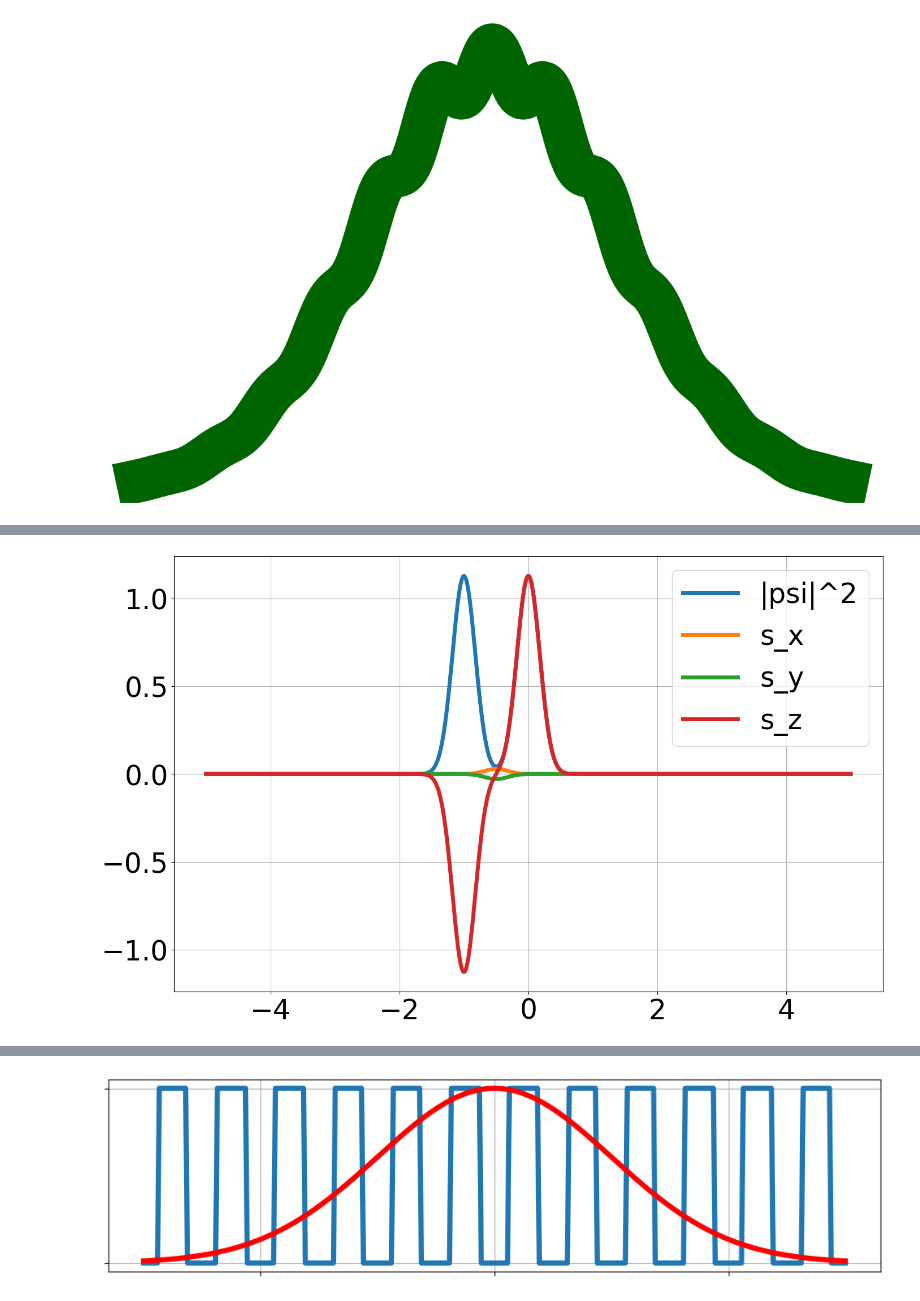
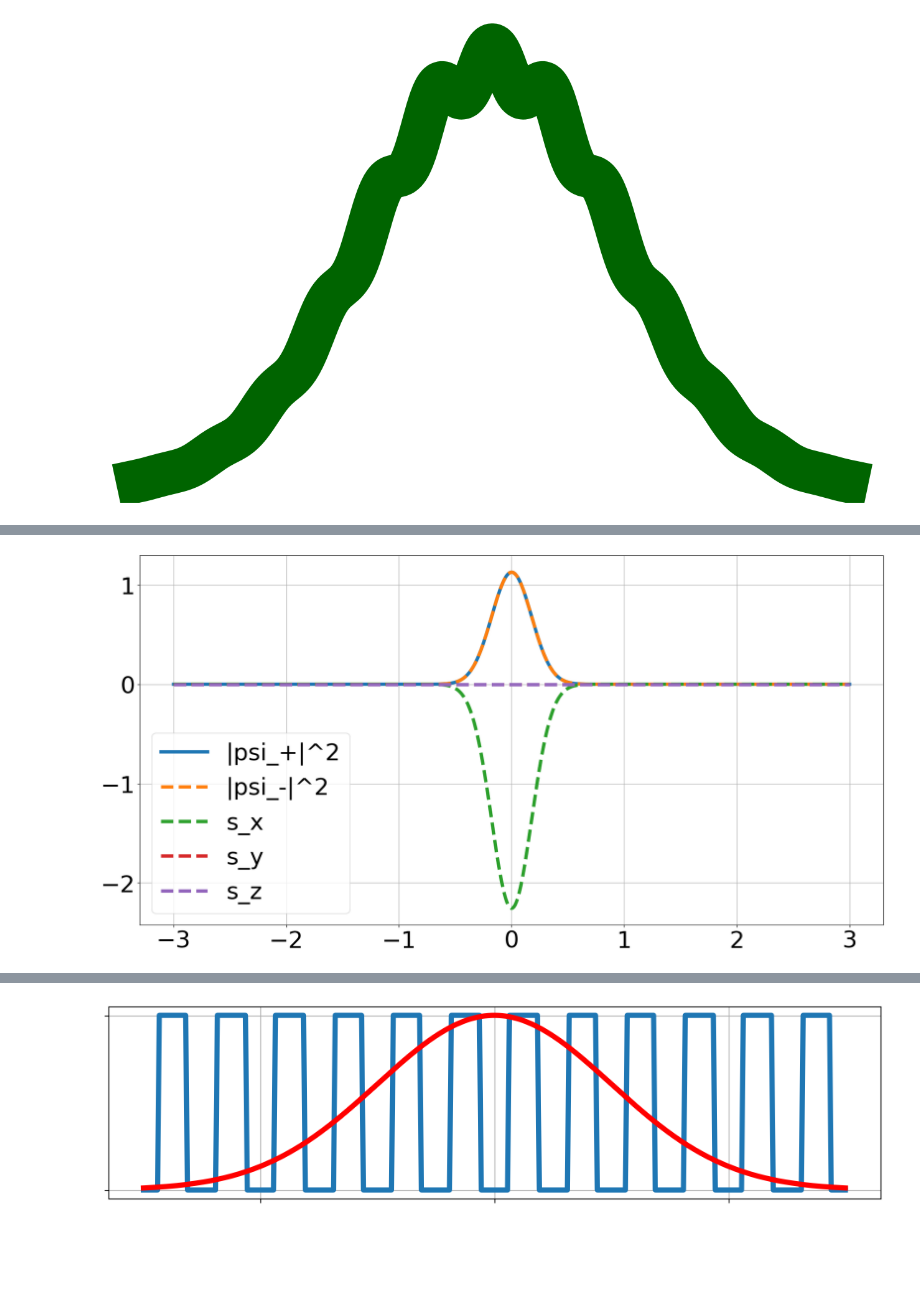
Before and after one commit to srmck/SESANS-coherence-length, a Jupyter notebook: Coherence_analysis.ipynb, the cells around one changed output, grey strips where cells are left out. Cells and saved outputs as stored; diff of their text form; code cells hidden in the pictures; blank space fills up the shorter version.

```diff
--- a/Coherence_analysis.ipynb
+++ b/Coherence_analysis.ipynb
@@ -9,6 +9,7 @@ from scipy.fft import fft, fftfreq, ifft
 from scipy.integrate import simpson
 import matplotlib.pyplot as plt
 from scipy.optimize import curve_fit
+from scipy.special import diric
 
 np.set_printoptions(suppress=True)
 
@@ -19,7 +20,7 @@ BIGGER_SIZE = 45
 plt.rcParams['figure.figsize'] = (16.18, 10)
 plt.rc('lines', linewidth=4.5)
 
-if False: #Additions to latex preamble for matplotlib:
+if True: #Additions to latex preamble for matplotlib:
     plt.rc('text', usetex=True)
     plt.rc('text.latex', preamble=r'\usepackage{textcomp,amsmath,amsthm,amssymb,amsfonts,braket,siunitx}')
     plt.rcParams["font.family"] = "Computer Modern Roman"
@@ -1002,31 +1050,72 @@ plt.savefig('gs_scatt_green.png', transparent=True)
 # %% [output]
 [figure]
 # %%
-x_space = np.linspace(-5,5,500)
-p_phase, m_phase = np.pi/4,0
-p_x,m_x = 0,-1
-p_w,m_w = .25,.25
-p_a,m_a = 1,1
+x_space = np.linspace(-3,3,500)
 
-psi_p = p_a*np.exp(-(x_space-p_x)**2/(2*p_w**2))*np.exp(1j*p_phase)
-psi_m = m_a*np.exp(-(x_space-m_x)**2/2/m_w**2)*np.exp(-1j*m_phase)
-nor = simpson(np.abs(psi_p)**2 + np.abs(psi_m)**2,x=x_space)
-psi_p = psi_p/np.sqrt(nor)
-psi_m = psi_m/np.sqrt(nor)
+def get_pol(p_phase=0,m_phase=0,p_x=0,m_x=0,p_w=.25,m_w=.25,p_a=1,m_a=1,plot=False):
 
-sig_x = 2*np.real(np.conjugate(psi_p)*psi_m)
-sig_y = 2*np.imag(np.conjugate(psi_p)*psi_m)
-sig_z = np.abs(psi_p)**2 - np.abs(psi_m)**2
+    psi_p = p_a*np.exp(-(x_space-p_x)**2/(2*p_w**2))*np.exp(1j*p_phase)
+    psi_m = m_a*np.exp(-(x_space-m_x)**2/2/m_w**2)*np.exp(-1j*m_phase)
+    nor = simpson(np.abs(psi_p)**2 + np.abs(psi_m)**2,x=x_space)
+    psi_p = psi_p/np.sqrt(nor)
+    psi_m = psi_m/np.sqrt(nor)
 
-print(f'Area s_x = {round(simpson(sig_x,x=x_space),3)}')
-print(f'Area s_y = {round(simpson(sig_y,x=x_space),3)}')
-print(f'Area s_z = {round(simpson(sig_z,x=x_space),3)}')
+    sig_x = 2*np.real(np.conjugate(psi_p)*psi_m)
+    sig_y = 2*np.imag(np.conjugate(psi_p)*psi_m)
+    sig_z = np.abs(psi_p)**2 - np.abs(psi_m)**2
 
-plt.plot(x_space,np.abs(psi_p)**2 + np.abs(psi_m)**2,linewidth=5,label='|psi|^2')
-plt.plot(x_space,sig_x,linewidth=5,label='s_x')
-plt.plot(x_space,sig_y,linewidth=5,label='s_y')
-plt.plot(x_space,sig_z,linewidth=5,label='s_z')
+    a_sx = simpson(sig_x,x=x_space)
+    a_sy = simpson(sig_y,x=x_space)
+    a_sz = simpson(sig_z,x=x_space)
+
+    if plot:
+        #print(f'Area of |psi|^2 = {round(simpson(np.abs(psi_p)**2 + np.abs(psi_m)**2,x=x_space),3)}')
+        print(f'Area of |psi_+|^2 = {round(simpson(np.abs(psi_p)**2,x=x_space),3)}')
+        print(f'Area of |psi_-|^2 = {round(simpson(np.abs(psi_m)**2,x=x_space),3)}')
+        print(f'Area of s_x = {round(a_sx,3)}')
+        print(f'Area of s_y = {round(a_sy,3)}')
+        print(f'Area of s_z = {round(a_sz,3)}')
+        print(f'Norm check: {np.round(np.sqrt(a_sx**2 + a_sy**2 + a_sz**2),5)}')
+
+        fig, ax = plt.subplots(figsize=(20,10))
+        plt.plot(x_space,np.abs(psi_p)**2,linewidth=5,label='|psi_+|^2')
+        plt.plot(x_space,np.abs(psi_m)**2,'--',linewidth=5,label='|psi_-|^2')
+        #plt.plot(x_space,np.abs(psi_p)**2 + np.abs(psi_m)**2,linewidth=5,label='|psi|^2')
+        plt.plot(x_space,sig_x,'--',linewidth=5,label='s_x')
+        plt.plot(x_space,sig_y,'--',linewidth=5,label='s_y')
+        plt.plot(x_space,sig_z,'--',linewidth=5,label='s_z')
+        plt.grid()
+        plt.legend(loc='lower left')
+        plt.show()
+    return a_sx,a_sy,a_sz
+
+_ = get_pol(plot=True,p_phase=np.pi)
+
+x,y,z = [],[],[]
+wp_sep = np.linspace(0,1,100)
+for sep in wp_sep:
+    temp_x,temp_y,temp_z = get_pol(p_x=sep,p_phase=sep*30+1)
+    x.append(temp_x)
+    y.append(temp_y)
+    z.append(temp_z)
+x,y,z = np.array(x),np.array(y),np.array(z)
+
+fig, ax = plt.subplots(figsize=(20,10))
+plt.plot(wp_sep,x,label='s_x')
+plt.plot(wp_sep,y,label='s_y')
+plt.plot(wp_sep,z,'--',label='s_z')
+plt.plot(wp_sep,np.sqrt(x**2+y**2+z**2),label='pol')
+
+"""x,y,z = [],[],[]
+for sep in wp_sep:
+    temp_x,temp_y,temp_z = get_pol(p_x=sep)
+    x.append(temp_x)
+    y.append(temp_y)
+    z.append(temp_z)
+x,y,z = np.array(x),np.array(y),np.array(z)
+plt.plot(wp_sep,np.sqrt(x**2+y**2+z**2),label='pol 0')"""
+
 plt.grid()
-plt.legend()
+plt.legend(loc='upper right')
 plt.show()
 # %% [output]
@@ -1036 +1128 @@ Area s_z = 0.0
-[figure, old version]
+[figure, new version]
```
Also changed, not shown: parts of 7 cells of this notebook, 2 other files.
